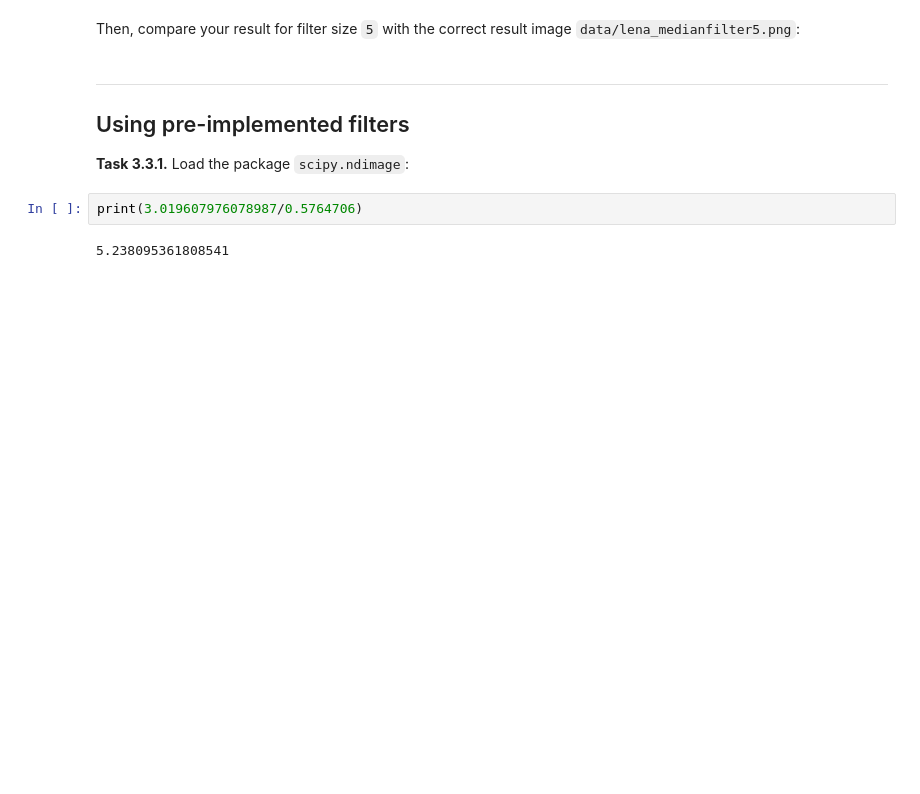
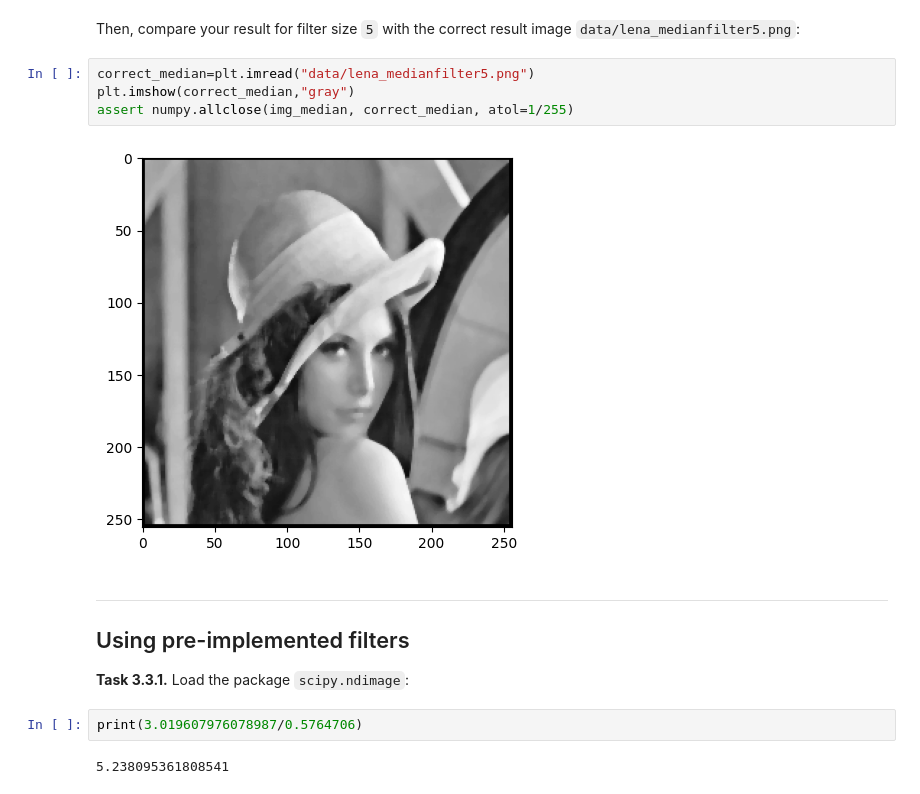
Before and after one commit to svenleukert/mobi-fs3-python, a Jupyter notebook: task3.ipynb, the cells around one changed output. Drawn from its saved outputs; the diff is of its cells as text; blank space fills up the shorter version.

```diff
--- a/task3.ipynb
+++ b/task3.ipynb
@@ -67,5 +92,11 @@ def medianfilter(img, size):
 # %% [markdown]
 Then, compare your result for filter size `5` with the correct result image `data/lena_medianfilter5.png`:
+# %%
+correct_median=plt.imread("data/lena_medianfilter5.png")
+plt.imshow(correct_median,"gray")
+assert numpy.allclose(img_median, correct_median, atol=1/255)
+# %% [output]
+[figure, added]
 # %% [markdown]
 ---
 
```
Also changed, not shown: parts of 4 cells of this notebook.
